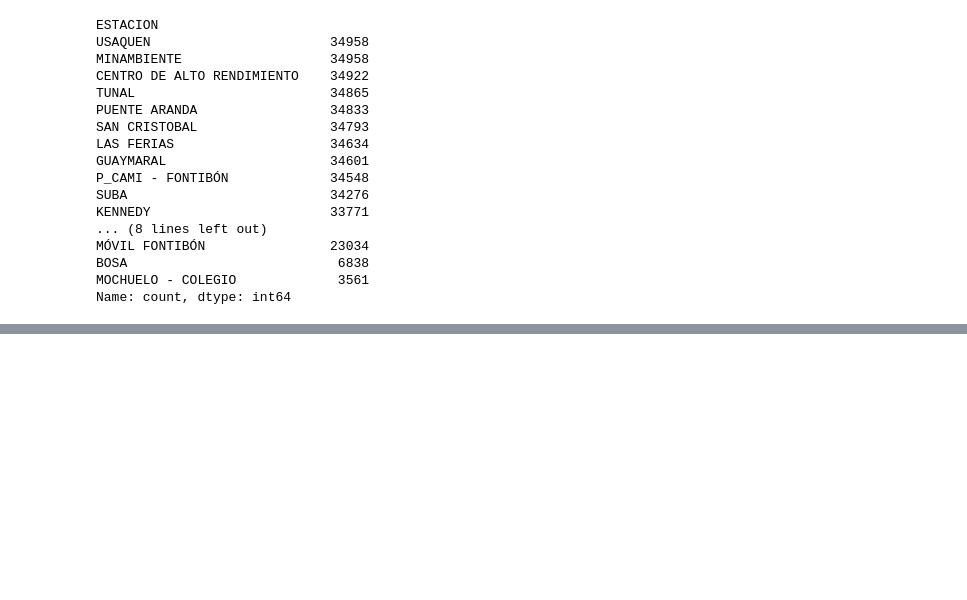
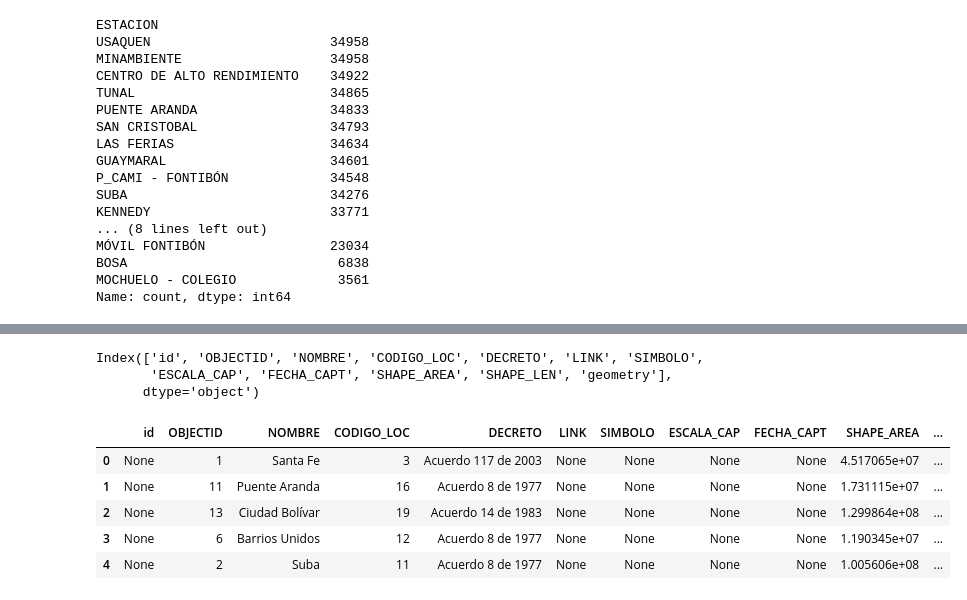
Before and after one commit to YairAndrade1/Proyecto2_BI, a Jupyter notebook: pm.ipynb, the cells around one changed output, grey strips where cells are left out. Cells and saved outputs as stored; diff of their text form; code cells hidden in the pictures; blank space fills up the shorter version.

```diff
--- a/pm.ipynb
+++ b/pm.ipynb
@@ -336,0 +219,21 @@ df_final
+# %%
+import geopandas as gpd
+
+# Cargar el TopoJSON
+gdf_localidades = gpd.read_file("raw/bta_localidades.json")
+
+# Ver las columnas
+print(gdf_localidades.columns)
+
+# Ver primeras filas
+gdf_localidades.head()
+# %% [output]
+Index(['id', 'OBJECTID', 'NOMBRE', 'CODIGO_LOC', 'DECRETO', 'LINK', 'SIMBOLO',
+       'ESCALA_CAP', 'FECHA_CAPT', 'SHAPE_AREA', 'SHAPE_LEN', 'geometry'],
+      dtype='object')
+|  | id | OBJECTID | NOMBRE | CODIGO_LOC | DECRETO | LINK | SIMBOLO | ESCALA_CAP | FECHA_CAPT | SHAPE_AREA | ... |
+| 0 | None | 1 | Santa Fe | 3 | Acuerdo 117 de 2003 | None | None | None | None | 4.517065e+07 | ... |
+| 1 | None | 11 | Puente Aranda | 16 | Acuerdo 8 de 1977 | None | None | None | None | 1.731115e+07 | ... |
+| 2 | None | 13 | Ciudad Bolívar | 19 | Acuerdo 14 de 1983 | None | None | None | None | 1.299864e+08 | ... |
+| 3 | None | 6 | Barrios Unidos | 12 | Acuerdo 8 de 1977 | None | None | None | None | 1.190345e+07 | ... |
+| 4 | None | 2 | Suba | 11 | Acuerdo 8 de 1977 | None | None | None | None | 1.005606e+08 | ... |
```
Also changed, not shown: parts of 12 cells of this notebook, 5 other files.
